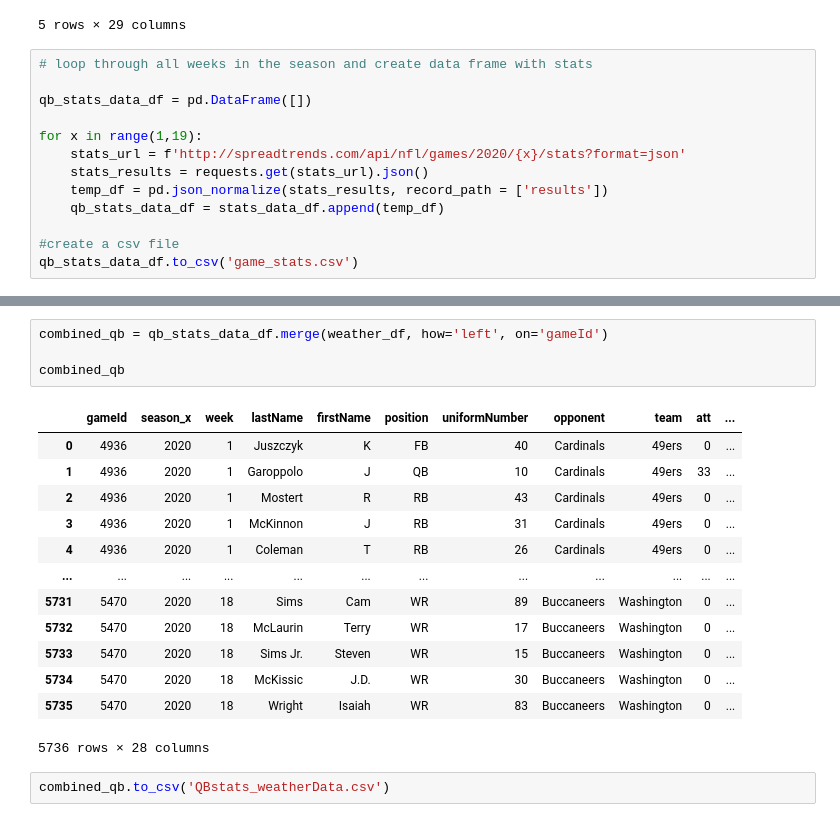
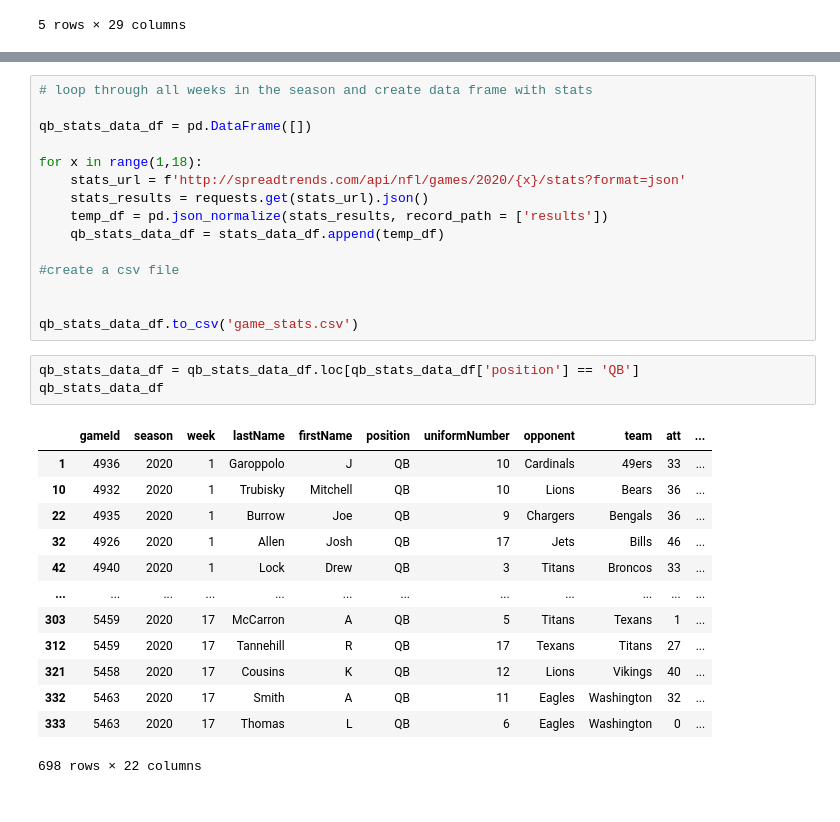
Before and after one commit to nblaul/Project-1, a Jupyter notebook: Project1_datacleanup.ipynb, the cells around one changed output, grey strips where cells are left out. Drawn from its saved outputs; the diff is of its cells as text.

```diff
--- a/Project1_datacleanup.ipynb
+++ b/Project1_datacleanup.ipynb
@@ -113,16 +113,3 @@ qb_merge.head()
 | 3 | 4926 | 2020 | 1 | Allen | Josh | QB | 17 | Jets | Bills | 46 | ... |
 | 4 | 4940 | 2020 | 1 | Lock | Drew | QB | 3 | Titans | Broncos | 33 | ... |
 5 rows × 29 columns
-# %%
-# loop through all weeks in the season and create data frame with stats
-
-qb_stats_data_df = pd.DataFrame([])
-
-for x in range(1,19):
-    stats_url = f'http://spreadtrends.com/api/nfl/games/2020/{x}/stats?format=json'
-    stats_results = requests.get(stats_url).json()
-    temp_df = pd.json_normalize(stats_results, record_path = ['results'])
-    qb_stats_data_df = stats_data_df.append(temp_df)
-
-#create a csv file
-qb_stats_data_df.to_csv('game_stats.csv')
@@ -145,20 +116,32 @@ qb_stats_data_df
-# %%
-combined_qb = qb_stats_data_df.merge(weather_df, how='left', on='gameId')
-
-combined_qb
-# %% [output]
-|  | gameId | season_x | week | lastName | firstName | position | uniformNumber | opponent | team | att | ... |
-| 0 | 4936 | 2020 | 1 | Juszczyk | K | FB | 40 | Cardinals | 49ers | 0 | ... |
-| 1 | 4936 | 2020 | 1 | Garoppolo | J | QB | 10 | Cardinals | 49ers | 33 | ... |
-| 2 | 4936 | 2020 | 1 | Mostert | R | RB | 43 | Cardinals | 49ers | 0 | ... |
-| 3 | 4936 | 2020 | 1 | McKinnon | J | RB | 31 | Cardinals | 49ers | 0 | ... |
-| 4 | 4936 | 2020 | 1 | Coleman | T | RB | 26 | Cardinals | 49ers | 0 | ... |
-| ... | ... | ... | ... | ... | ... | ... | ... | ... | ... | ... | ... |
-| 5731 | 5470 | 2020 | 18 | Sims | Cam | WR | 89 | Buccaneers | Washington | 0 | ... |
-| 5732 | 5470 | 2020 | 18 | McLaurin | Terry | WR | 17 | Buccaneers | Washington | 0 | ... |
-| 5733 | 5470 | 2020 | 18 | Sims Jr. | Steven | WR | 15 | Buccaneers | Washington | 0 | ... |
-| 5734 | 5470 | 2020 | 18 | McKissic | J.D. | WR | 30 | Buccaneers | Washington | 0 | ... |
-| 5735 | 5470 | 2020 | 18 | Wright | Isaiah | WR | 83 | Buccaneers | Washington | 0 | ... |
-5736 rows × 28 columns
-# %%
-combined_qb.to_csv('QBstats_weatherData.csv')
+# %%
+# loop through all weeks in the season and create data frame with stats
+
+qb_stats_data_df = pd.DataFrame([])
+
+for x in range(1,18):
+    stats_url = f'http://spreadtrends.com/api/nfl/games/2020/{x}/stats?format=json'
+    stats_results = requests.get(stats_url).json()
+    temp_df = pd.json_normalize(stats_results, record_path = ['results'])
+    qb_stats_data_df = stats_data_df.append(temp_df)
+
+#create a csv file
+
+
+qb_stats_data_df.to_csv('game_stats.csv')
+# %%
+qb_stats_data_df = qb_stats_data_df.loc[qb_stats_data_df['position'] == 'QB']
+qb_stats_data_df
+# %% [output]
+|  | gameId | season | week | lastName | firstName | position | uniformNumber | opponent | team | att | ... |
+| 1 | 4936 | 2020 | 1 | Garoppolo | J | QB | 10 | Cardinals | 49ers | 33 | ... |
+| 10 | 4932 | 2020 | 1 | Trubisky | Mitchell | QB | 10 | Lions | Bears | 36 | ... |
+| 22 | 4935 | 2020 | 1 | Burrow | Joe | QB | 9 | Chargers | Bengals | 36 | ... |
+| 32 | 4926 | 2020 | 1 | Allen | Josh | QB | 17 | Jets | Bills | 46 | ... |
+| 42 | 4940 | 2020 | 1 | Lock | Drew | QB | 3 | Titans | Broncos | 33 | ... |
+| ... | ... | ... | ... | ... | ... | ... | ... | ... | ... | ... | ... |
+| 303 | 5459 | 2020 | 17 | McCarron | A | QB | 5 | Titans | Texans | 1 | ... |
+| 312 | 5459 | 2020 | 17 | Tannehill | R | QB | 17 | Texans | Titans | 27 | ... |
+| 321 | 5458 | 2020 | 17 | Cousins | K | QB | 12 | Lions | Vikings | 40 | ... |
+| 332 | 5463 | 2020 | 17 | Smith | A | QB | 11 | Eagles | Washington | 32 | ... |
+| 333 | 5463 | 2020 | 17 | Thomas | L | QB | 6 | Eagles | Washington | 0 | ... |
+698 rows × 22 columns
```
Also changed, not shown: parts of 3 cells of this notebook, 2 other files.
